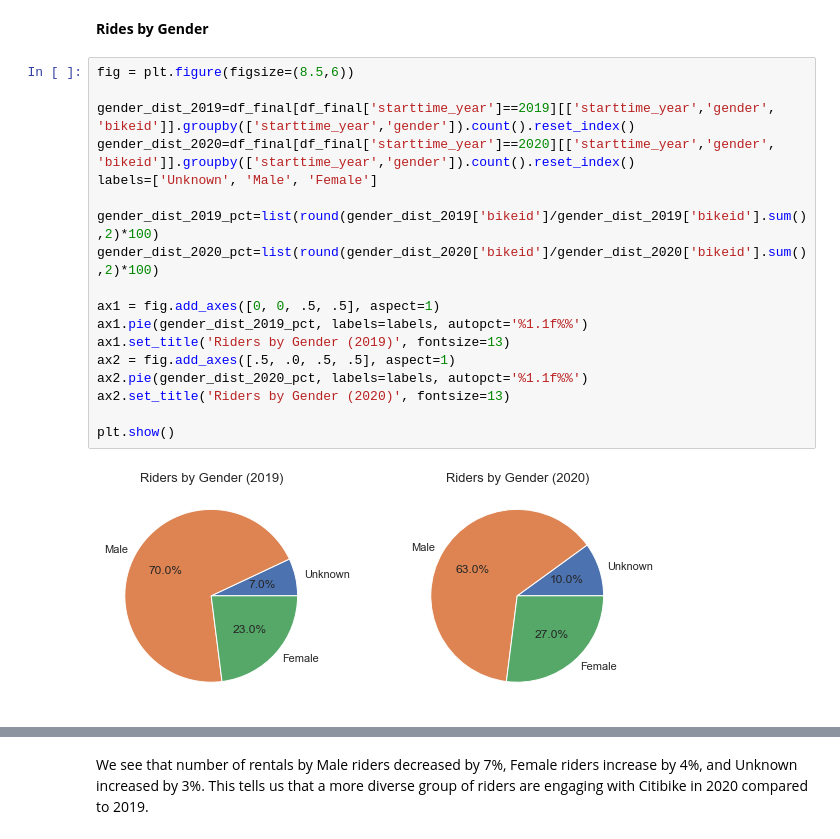
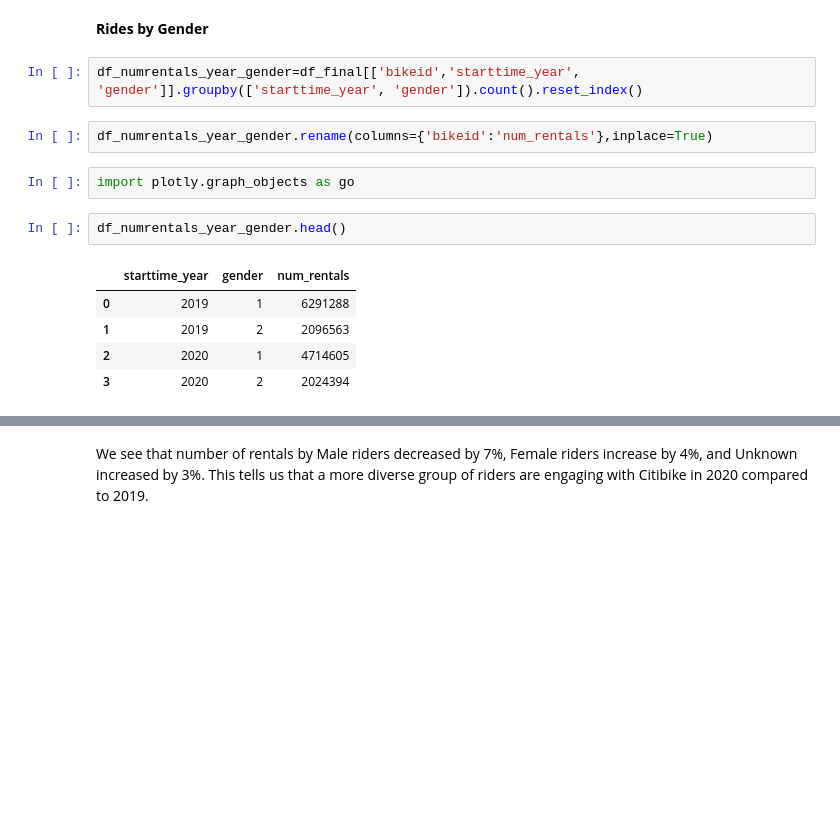
Before and after one commit to graceh3/citibike-analysis, a Jupyter notebook: Citibike - Statistical Analysis Project.ipynb, the cells around one changed output, grey strips where cells are left out. Cells and saved outputs as stored; diff of their text form; blank space fills up the shorter version.

```diff
--- a/Citibike - Statistical Analysis Project.ipynb
+++ b/Citibike - Statistical Analysis Project.ipynb
@@ -324,23 +367,17 @@ Lastly, look at revenue change in 2019 vs. 2020.
 ### Who's riding Citibikes?
 # %% [markdown]
 <b> Rides by Gender </b>
-# %%
-fig = plt.figure(figsize=(8.5,6))
-
-gender_dist_2019=df_final[df_final['starttime_year']==2019][['starttime_year','gender', 'bikeid']].groupby(['starttime_year','gender']).count().reset_index()
-gender_dist_2020=df_final[df_final['starttime_year']==2020][['starttime_year','gender', 'bikeid']].groupby(['starttime_year','gender']).count().reset_index()
-labels=['Unknown', 'Male', 'Female']
-
-gender_dist_2019_pct=list(round(gender_dist_2019['bikeid']/gender_dist_2019['bikeid'].sum(),2)*100)
-gender_dist_2020_pct=list(round(gender_dist_2020['bikeid']/gender_dist_2020['bikeid'].sum(),2)*100)
-
-ax1 = fig.add_axes([0, 0, .5, .5], aspect=1)
-ax1.pie(gender_dist_2019_pct, labels=labels, autopct='%1.1f%%')
-ax1.set_title('Riders by Gender (2019)', fontsize=13)
-ax2 = fig.add_axes([.5, .0, .5, .5], aspect=1)
-ax2.pie(gender_dist_2020_pct, labels=labels, autopct='%1.1f%%')
-ax2.set_title('Riders by Gender (2020)', fontsize=13)
-
-plt.show()
-# %% [output]
-[figure, removed]
+# %%
+df_numrentals_year_gender=df_final[['bikeid','starttime_year', 'gender']].groupby(['starttime_year', 'gender']).count().reset_index()
+# %%
+df_numrentals_year_gender.rename(columns={'bikeid':'num_rentals'},inplace=True)
+# %%
+import plotly.graph_objects as go
+# %%
+df_numrentals_year_gender.head()
+# %% [output]
+|  | starttime_year | gender | num_rentals |
+| 0 | 2019 | 1 | 6291288 |
+| 1 | 2019 | 2 | 2096563 |
+| 2 | 2020 | 1 | 4714605 |
+| 3 | 2020 | 2 | 2024394 |
```
Also changed, not shown: parts of 29 cells of this notebook.
